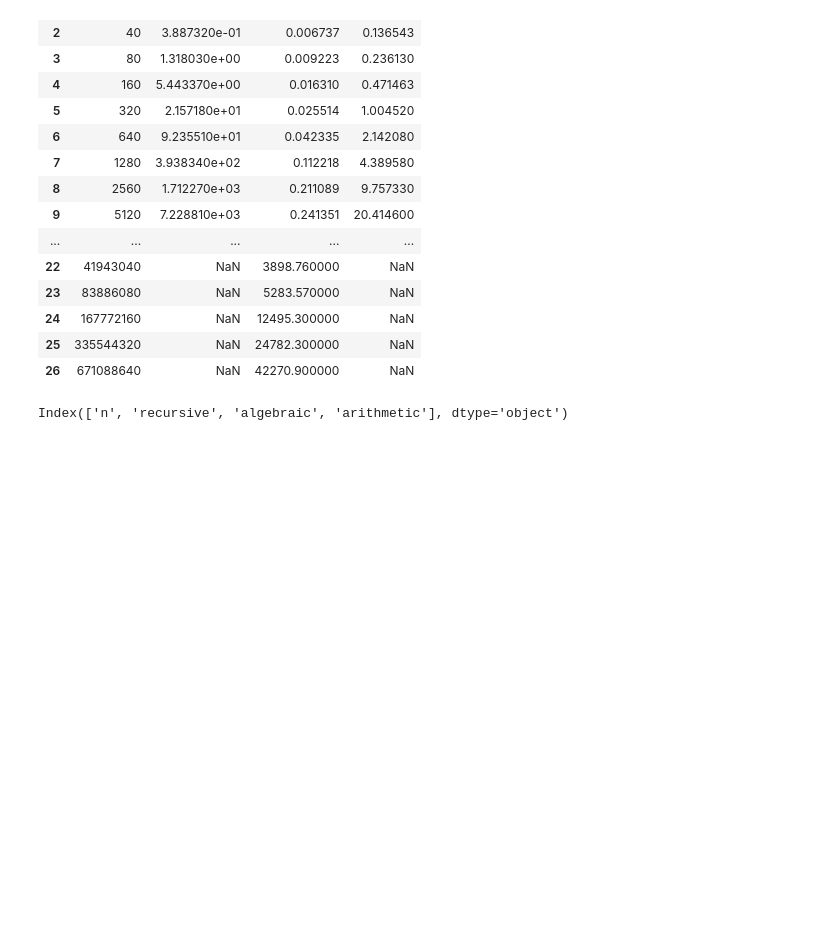
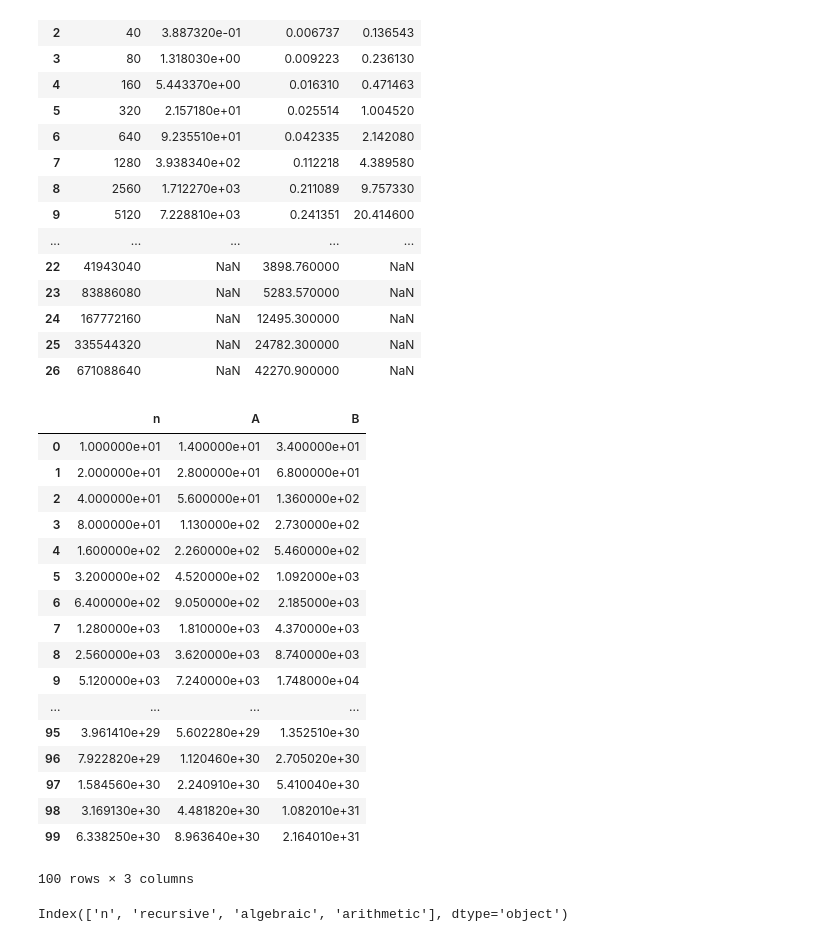
Before and after one commit to marijamijailovic/WythoffGame, a Jupyter notebook: src/statistics/plotter.ipynb, the cells around one changed output. Saved outputs shown, nothing was run; the diff lists cells and outputs as text; code cells hidden in the pictures; blank space fills up the shorter version.

```diff
--- a/src/statistics/plotter.ipynb
+++ b/src/statistics/plotter.ipynb
@@ -33,5 +33,27 @@ measurment
 | 24 | 167772160 | NaN | 12495.300000 | NaN |
 | 25 | 335544320 | NaN | 24782.300000 | NaN |
 | 26 | 671088640 | NaN | 42270.900000 | NaN |
+# %%
+piles = pd.read_csv('piles.csv')
+piles
+# %% [output]
+|  | n | A | B |
+| 0 | 1.000000e+01 | 1.400000e+01 | 3.400000e+01 |
+| 1 | 2.000000e+01 | 2.800000e+01 | 6.800000e+01 |
+| 2 | 4.000000e+01 | 5.600000e+01 | 1.360000e+02 |
+| 3 | 8.000000e+01 | 1.130000e+02 | 2.730000e+02 |
+| 4 | 1.600000e+02 | 2.260000e+02 | 5.460000e+02 |
+| 5 | 3.200000e+02 | 4.520000e+02 | 1.092000e+03 |
+| 6 | 6.400000e+02 | 9.050000e+02 | 2.185000e+03 |
+| 7 | 1.280000e+03 | 1.810000e+03 | 4.370000e+03 |
+| 8 | 2.560000e+03 | 3.620000e+03 | 8.740000e+03 |
+| 9 | 5.120000e+03 | 7.240000e+03 | 1.748000e+04 |
+| ... | ... | ... | ... |
+| 95 | 3.961410e+29 | 5.602280e+29 | 1.352510e+30 |
+| 96 | 7.922820e+29 | 1.120460e+30 | 2.705020e+30 |
+| 97 | 1.584560e+30 | 2.240910e+30 | 5.410040e+30 |
+| 98 | 3.169130e+30 | 4.481820e+30 | 1.082010e+31 |
+| 99 | 6.338250e+30 | 8.963640e+30 | 2.164010e+31 |
+100 rows × 3 columns
 # %%
 import matplotlib.pyplot as plt
```
Also changed, not shown: parts of 7 cells of this notebook, 4 other files.
